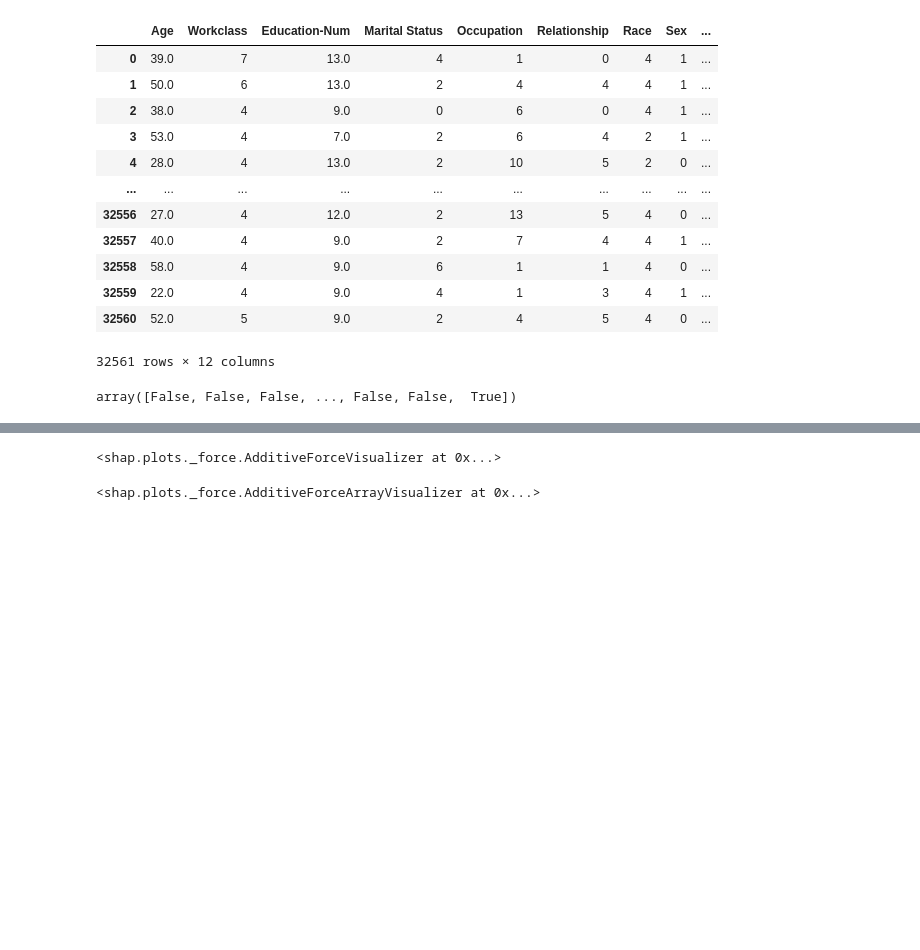
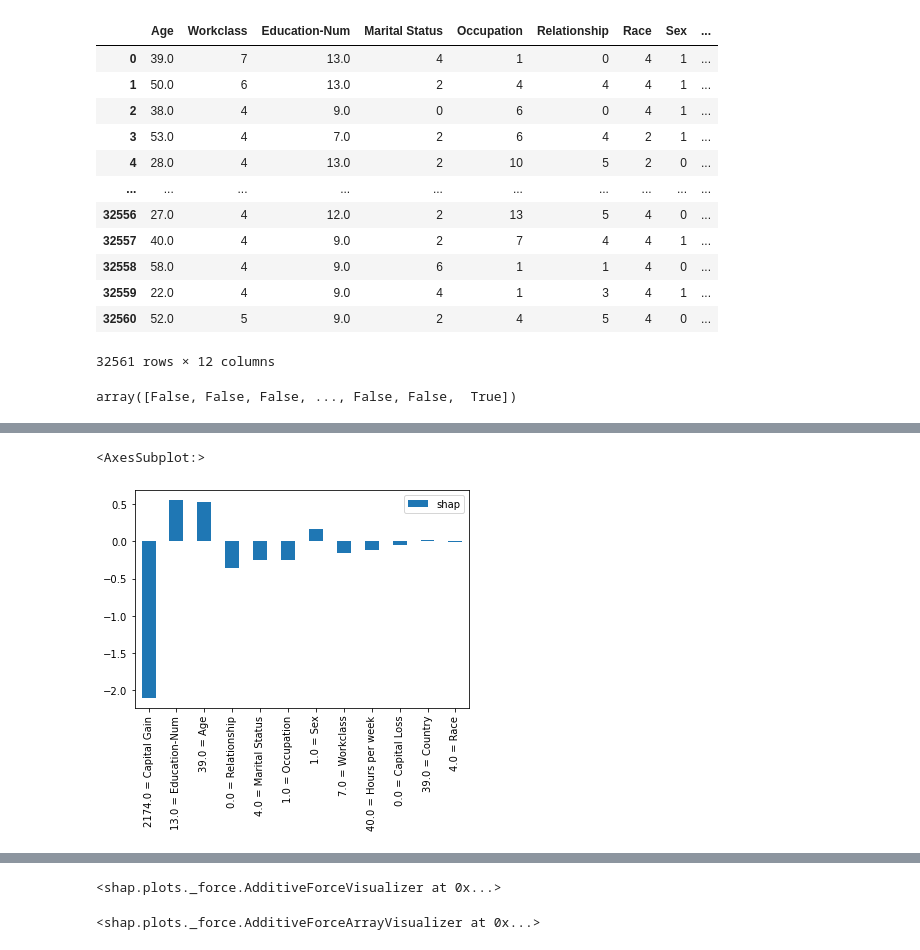
Before and after one commit to vochicong/kowaza, a Jupyter notebook: 01_shap.ipynb, the cells around one changed output, grey strips where cells are left out. Saved outputs shown, nothing was run; the diff lists cells and outputs as text; code cells hidden in the pictures; blank space fills up the shorter version.

```diff
--- a/01_shap.ipynb
+++ b/01_shap.ipynb
@@ -94,0 +150,5 @@ sh = Shap(X, y, model)
+# %%
+sh.bar_plot(id=0)
+# %% [output]
+<AxesSubplot:>
+[figure, added]
```
Also changed, not shown: parts of 10 cells of this notebook, 8 other files.
